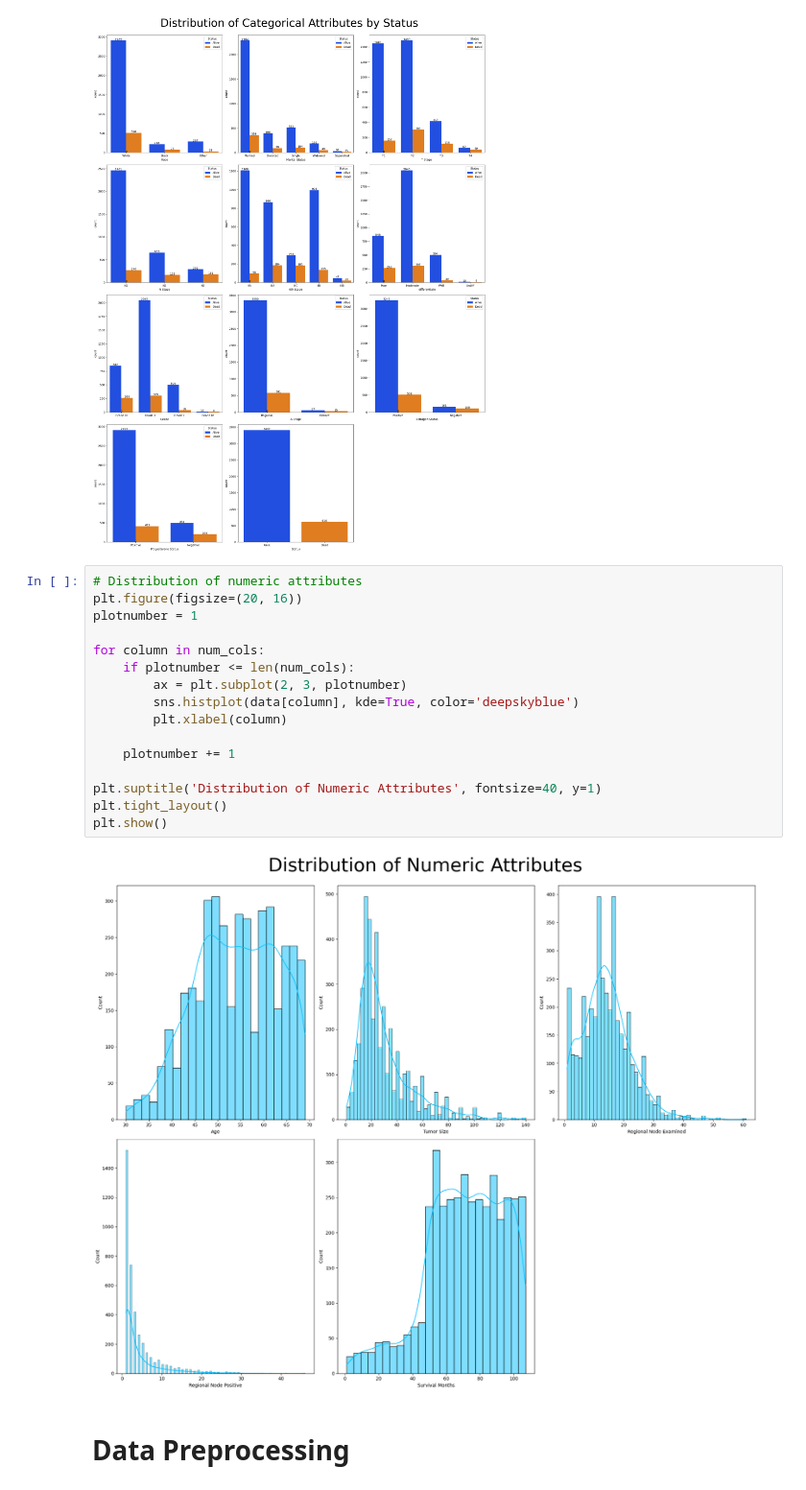
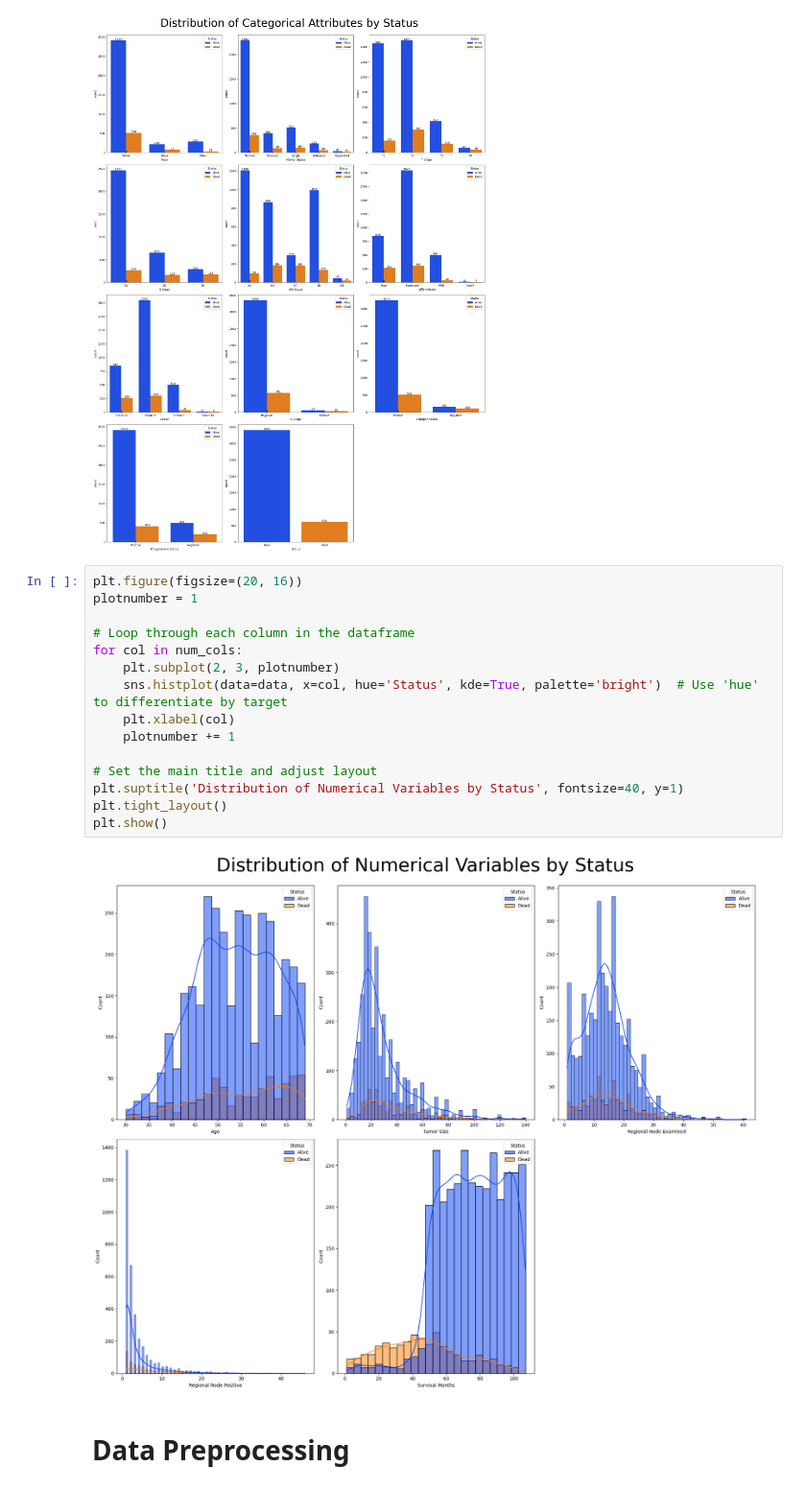
Before and after one commit to DRobbie39/MachineLearning_FinalExam, a Jupyter notebook: Naive Bayes.ipynb, the cells around one changed output. Shown at 96% size. Cells and saved outputs as stored; diff of their text form.

Commit message:
Change the chart related to numeric attributes

```diff
--- a/Naive Bayes.ipynb
+++ b/Naive Bayes.ipynb
@@ -232,23 +232,22 @@ plt.show()
 # %% [output]
 [figure]
 # %%
-# Distribution of numeric attributes
 plt.figure(figsize=(20, 16))
 plotnumber = 1
 
-for column in num_cols:
-    if plotnumber <= len(num_cols):
-        ax = plt.subplot(2, 3, plotnumber)
-        sns.histplot(data[column], kde=True, color='deepskyblue')
-        plt.xlabel(column)
-
+# Loop through each column in the dataframe
+for col in num_cols:
+    plt.subplot(2, 3, plotnumber)
+    sns.histplot(data=data, x=col, hue='Status', kde=True, palette='bright')  # Use 'hue' to differentiate by target
+    plt.xlabel(col)
     plotnumber += 1
 
-plt.suptitle('Distribution of Numeric Attributes', fontsize=40, y=1)
+# Set the main title and adjust layout
+plt.suptitle('Distribution of Numerical Variables by Status', fontsize=40, y=1)
 plt.tight_layout()
 plt.show()
 # %% [output]
-[figure, old version]
+[figure, new version]
 # %% [markdown]
 # Data Preprocessing
 # %%
```
